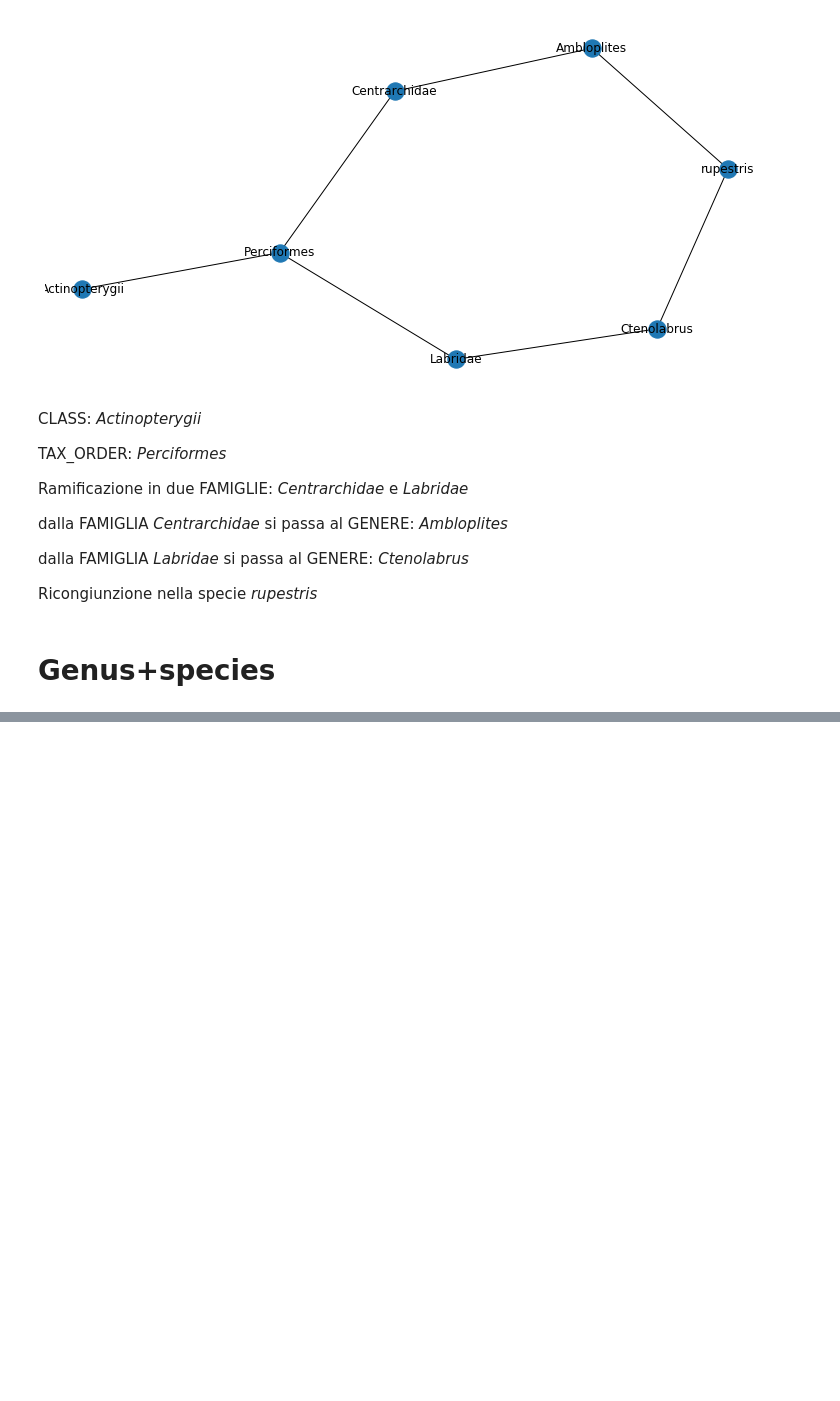
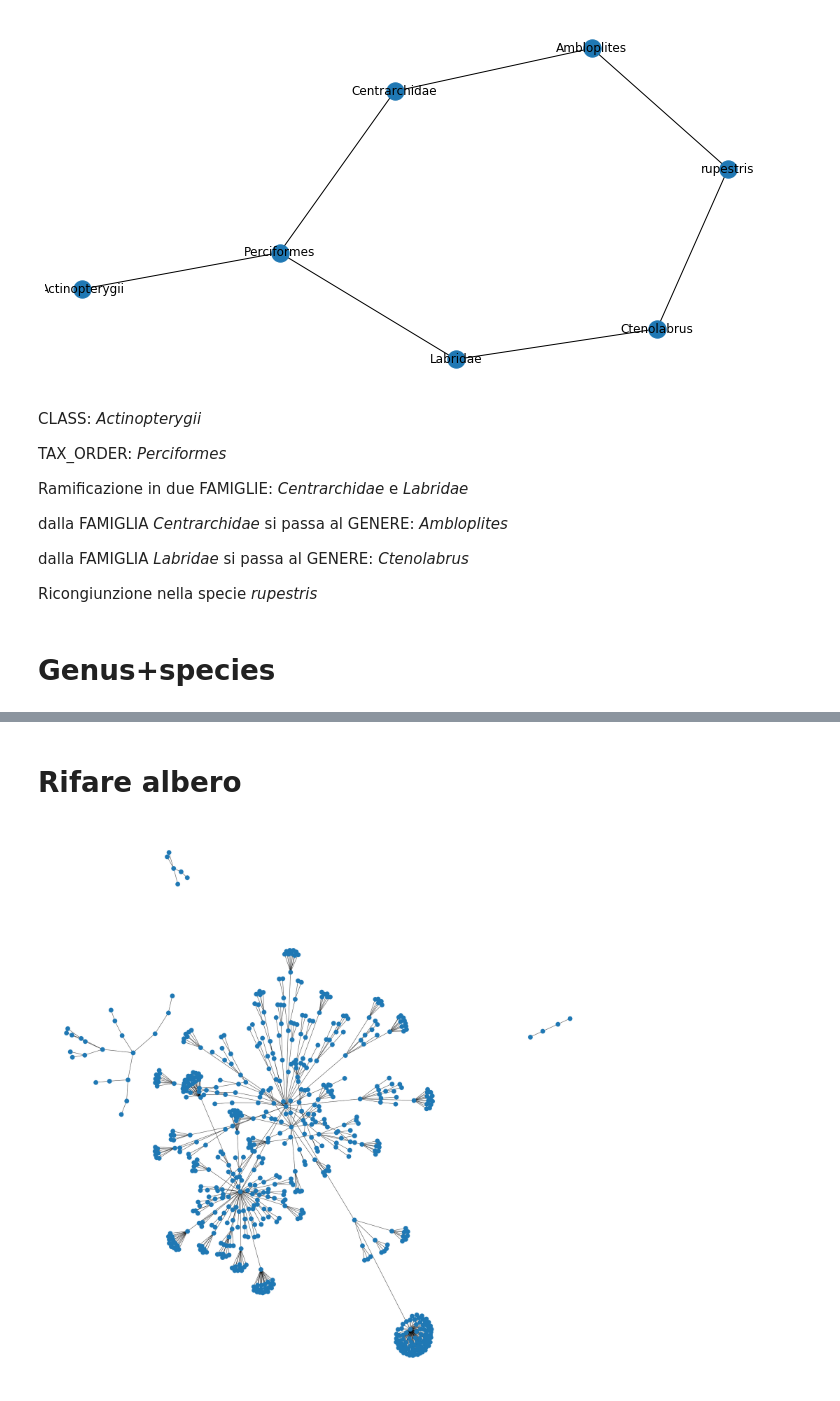
Before and after one commit to simonedambrosi/MLTOX-Simone, a Jupyter notebook: Script per tesi/Species analysis.ipynb, the cells around one changed output, grey strips where cells are left out. Cells and saved outputs as stored; diff of their text form; code cells hidden in the pictures; blank space fills up the shorter version.

```diff
--- a/Script per tesi/Species analysis.ipynb
+++ b/Script per tesi/Species analysis.ipynb
@@ -427,0 +468,48 @@ Ricongiunzione nella specie *rupestris*
+# %% [markdown]
+# Rifare albero
+# %%
+class_ = ft['class'].unique()
+tax_order = ft['tax_order'].unique()
+family = ft['family'].unique()
+genus_sp = ft['genus sp.'].unique()
+
+
+c_to = dict()
+to_fam = dict()
+fam_gensp = dict()
+
+
+for c in class_:
+    c_to[c] = list()
+
+for to in tax_order:
+    to_fam[to] = list()
+
+for f in family:
+    fam_gensp[f] = list()
+
+
+for i in ft.values:
+    if i[1] not in c_to[i[0]]:
+        c_to[i[0]].append(i[1])
+
+    if i[2] not in to_fam[i[1]]:
+        to_fam[i[1]].append(i[2])
+
+    if i[3] not in fam_gensp[i[2]]:
+        fam_gensp[i[2]].append(i[3])
+
+
+albero = c_to.copy()
+albero.update(to_fam)
+albero.update(fam_gensp)
+# %%
+import networkx as nx
+import matplotlib.pyplot as plt
+
+alnx = nx.Graph(albero)
+# %%
+plt.figure(figsize=(30,30))
+nx.draw(alnx, pos= nx.spring_layout(alnx), node_list= class_) # figura per la tesi NON CAMBIARE
+# %% [output]
+[figure, added]
```
Also changed, not shown: parts of 8 cells of this notebook, 14 other files.
